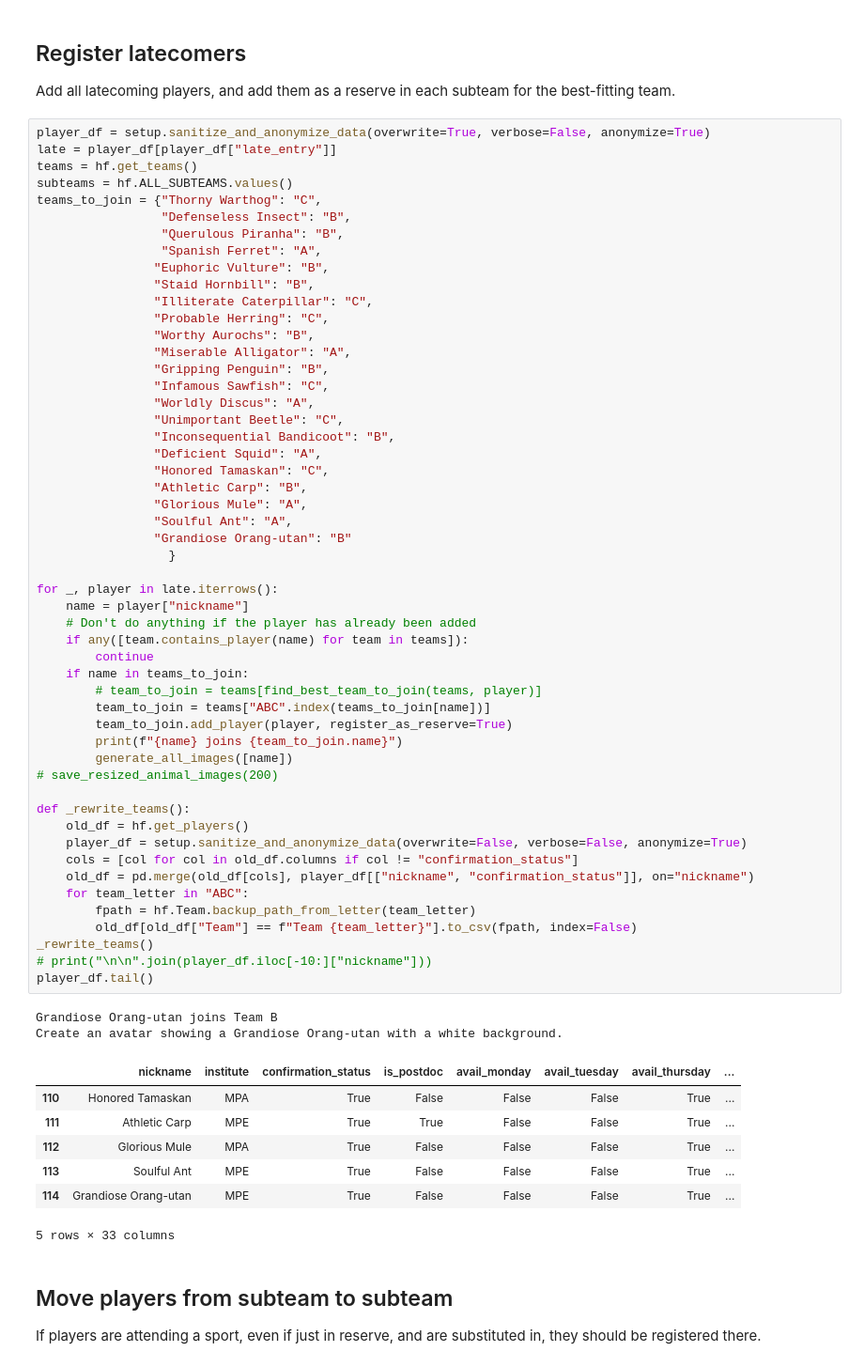
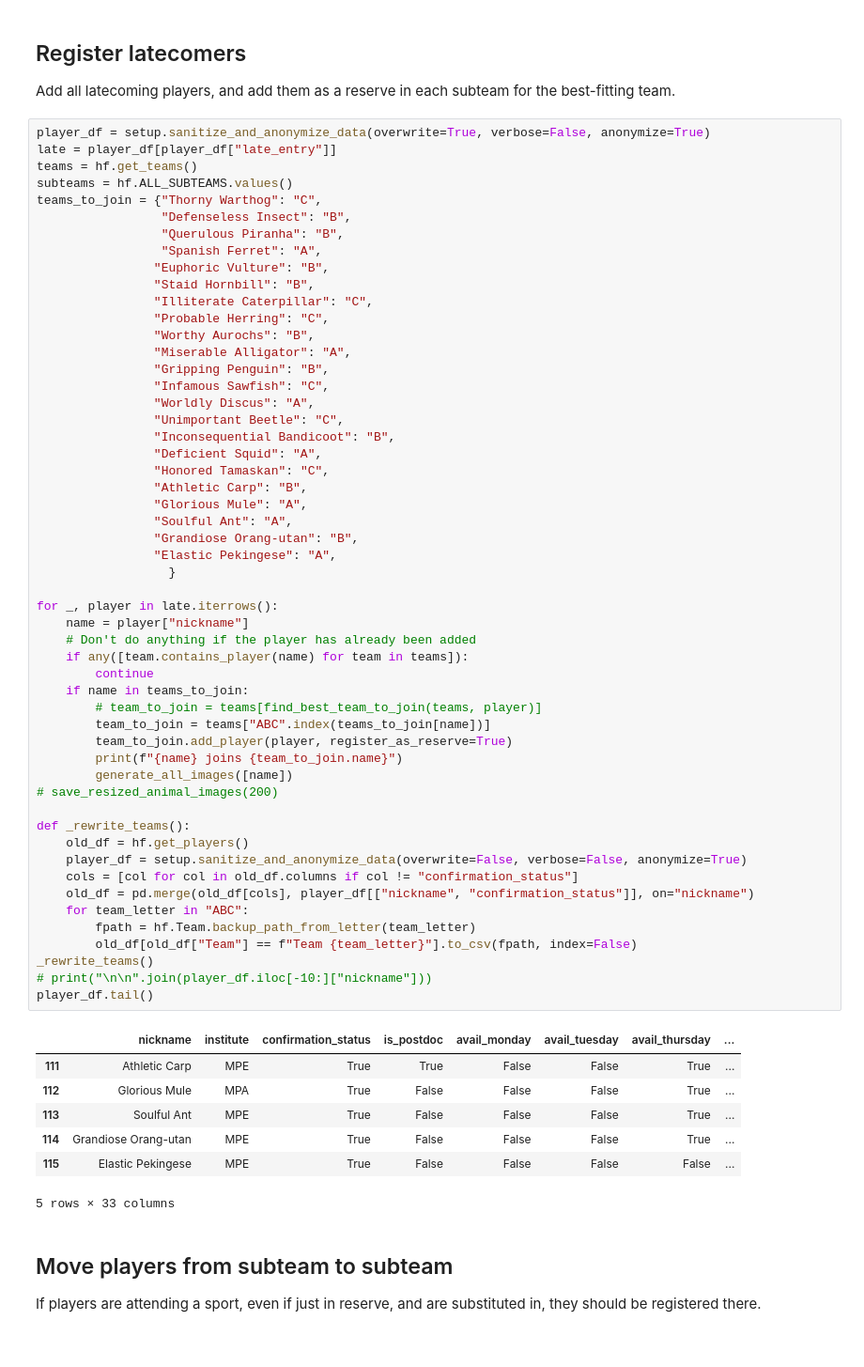
Before and after one commit to FBalzerMPE/imprs_sports_week, a Jupyter notebook: adjust_info.ipynb.ipynb, the cells around one changed output. Shown at 94% size. Drawn from its saved outputs; the diff is of its cells as text.

```diff
--- a/adjust_info.ipynb.ipynb
+++ b/adjust_info.ipynb.ipynb
@@ -42,43 +42,42 @@ teams_to_join = {"Thorny Warthog": "C",
                 "Athletic Carp": "B",
                 "Glorious Mule": "A",
                 "Soulful Ant": "A",
-                "Grandiose Orang-utan": "B"
+                "Grandiose Orang-utan": "B",
+                "Elastic Pekingese": "A",
                   }
 
 for _, player in late.iterrows():
     name = player["nickname"]
     # Don't do anything if the player has already been added
     if any([team.contains_player(name) for team in teams]):
         continue
     if name in teams_to_join:
         # team_to_join = teams[find_best_team_to_join(teams, player)]
         team_to_join = teams["ABC".index(teams_to_join[name])]
         team_to_join.add_player(player, register_as_reserve=True)
         print(f"{name} joins {team_to_join.name}")
         generate_all_images([name])
 # save_resized_animal_images(200)
 
 def _rewrite_teams():
     old_df = hf.get_players()
     player_df = setup.sanitize_and_anonymize_data(overwrite=False, verbose=False, anonymize=True)
     cols = [col for col in old_df.columns if col != "confirmation_status"]
     old_df = pd.merge(old_df[cols], player_df[["nickname", "confirmation_status"]], on="nickname")
     for team_letter in "ABC":
         fpath = hf.Team.backup_path_from_letter(team_letter)
         old_df[old_df["Team"] == f"Team {team_letter}"].to_csv(fpath, index=False)
 _rewrite_teams()
 # print("\n\n".join(player_df.iloc[-10:]["nickname"]))
 player_df.tail()
 # %% [output]
+|  | nickname | institute | confirmation_status | is_postdoc | avail_monday | avail_tuesday | avail_thursday | ... |
+| 111 | Athletic Carp | MPE | True | True | False | False | True | ... |
+| 112 | Glorious Mule | MPA | True | False | False | False | True | ... |
+| 113 | Soulful Ant | MPE | True | False | False | False | True | ... |
+| 114 | Grandiose Orang-utan | MPE | True | False | False | False | True | ... |
+| 115 | Elastic Pekingese | MPE | True | False | False | False | False | ... |
-Grandiose Orang-utan joins Team B
-Create an avatar showing a Grandiose Orang-utan with a white background.
+5 rows × 33 columns
-|  | nickname | institute | confirmation_status | is_postdoc | avail_monday | avail_tuesday | avail_thursday | ... |
-| 110 | Honored Tamaskan | MPA | True | False | False | False | True | ... |
-| 111 | Athletic Carp | MPE | True | True | False | False | True | ... |
-| 112 | Glorious Mule | MPA | True | False | False | False | True | ... |
-| 113 | Soulful Ant | MPE | True | False | False | False | True | ... |
-| 114 | Grandiose Orang-utan | MPE | True | False | False | False | True | ... |
-5 rows × 33 columns
 # %% [markdown]
 ## Move players from subteam to subteam
 
```
Also changed, not shown: parts of 1 cell of this notebook, 8 other files.
